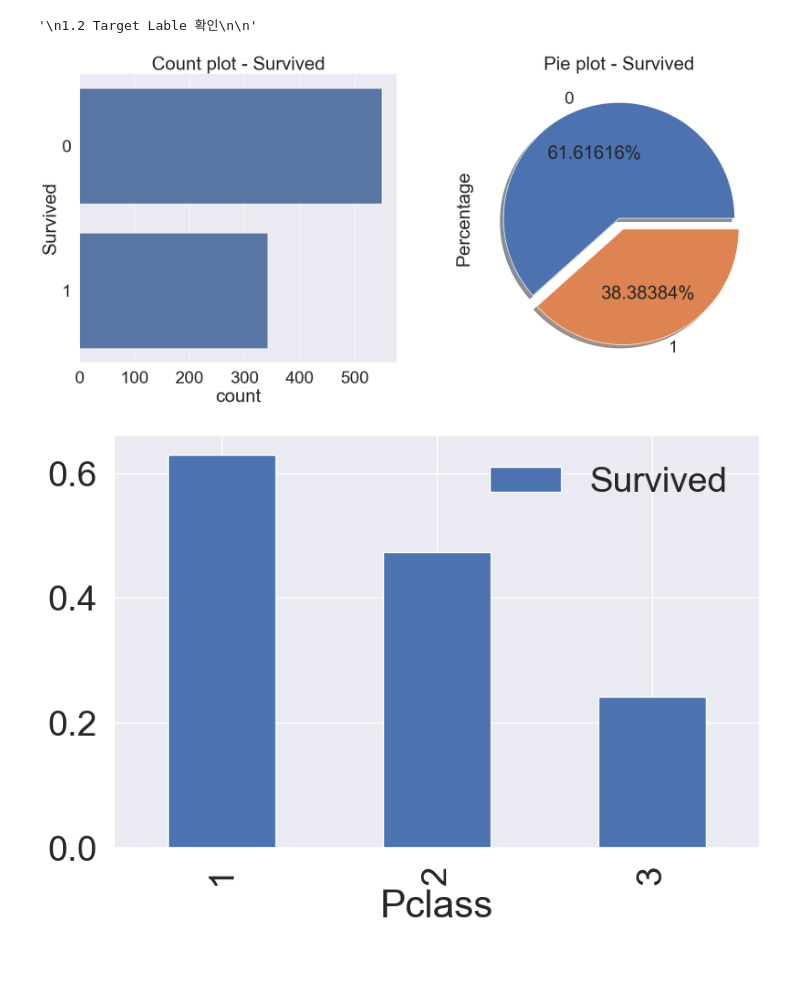
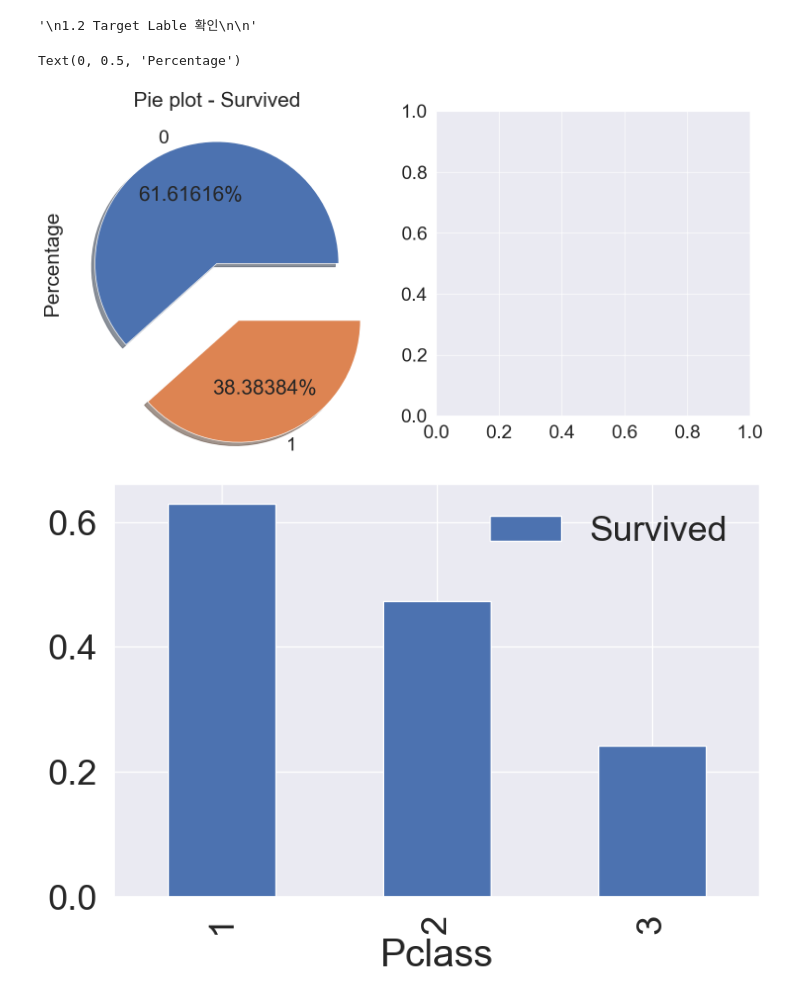
Before and after one commit to hyeonjh/kaggle, a Jupyter notebook: titanic.ipynb, the cells around one changed output. Cells and saved outputs as stored; diff of their text form; code cells hidden in the pictures; blank space fills up the shorter version.

```diff
--- a/titanic.ipynb
+++ b/titanic.ipynb
@@ -312,38 +326,39 @@ msno_vis_train_test(df_train ,df_test , "dendrogram")
 # %%
 # binary classification - target label 확인 (종속변수 확인)
 # Survived 의 분포에 따른 모델평가방법 탐색
 
 f, ax = plt.subplots(1,2,figsize=(18,8))
 
 
 
 # 파이그래프
 
-df_train['Survived'].value_counts().plot.pie(explode = [0,0.1],
+df_train['Survived'].value_counts().plot.pie(explode = [0,0.5],
                                             autopct = '%1.5f%%',
-                                            ax=ax[1], # index 1번에 해당 차트 그리기
+                                            ax=ax[0], # index 1번에 해당 차트 그리기
                                             shadow=True # 그림자
                                             )
 
-ax[1].set_title('Pie plot - Survived') # 제목 지정
-ax[1].set_ylabel('Percentage') # y축 라벨 지정
+ax[0].set_title('Pie plot - Survived') # 제목 지정
+ax[0].set_ylabel('Percentage') # y축 라벨 지정
 
 
 # 막대그래프
 
-sns.countplot(y='Survived', # x='Survived' 의 경우 세로형 막대그래프
-              data=df_train,
-              ax=ax[0] # ax[1] 인경우 그래프가 오른쪽에 표기
-              )
+# sns.countplot(y='Survived', # x='Survived' 의 경우 세로형 막대그래프
+#               data=df_train,
+#               ax=ax[0] # ax[1] 인경우 그래프가 오른쪽에 표기
+#               )
 
-ax[0].set_title('Count plot - Survived')
+# ax[0].set_title('Count plot - Survived')
 
-plt.show()
+# plt.show()
 
 
 # 질문1 그래프에서 0 , 1 을 값을 각각 사망, 생존으로 표기하는 방법 ?
 # %% [output]
+Text(0, 0.5, 'Percentage')
-[figure, old version]
+[figure, new version]
 # %%
 
 # 2 EDA - Exploratory data analysis
```
Also changed, not shown: parts of 9 cells of this notebook, 1 other file.
